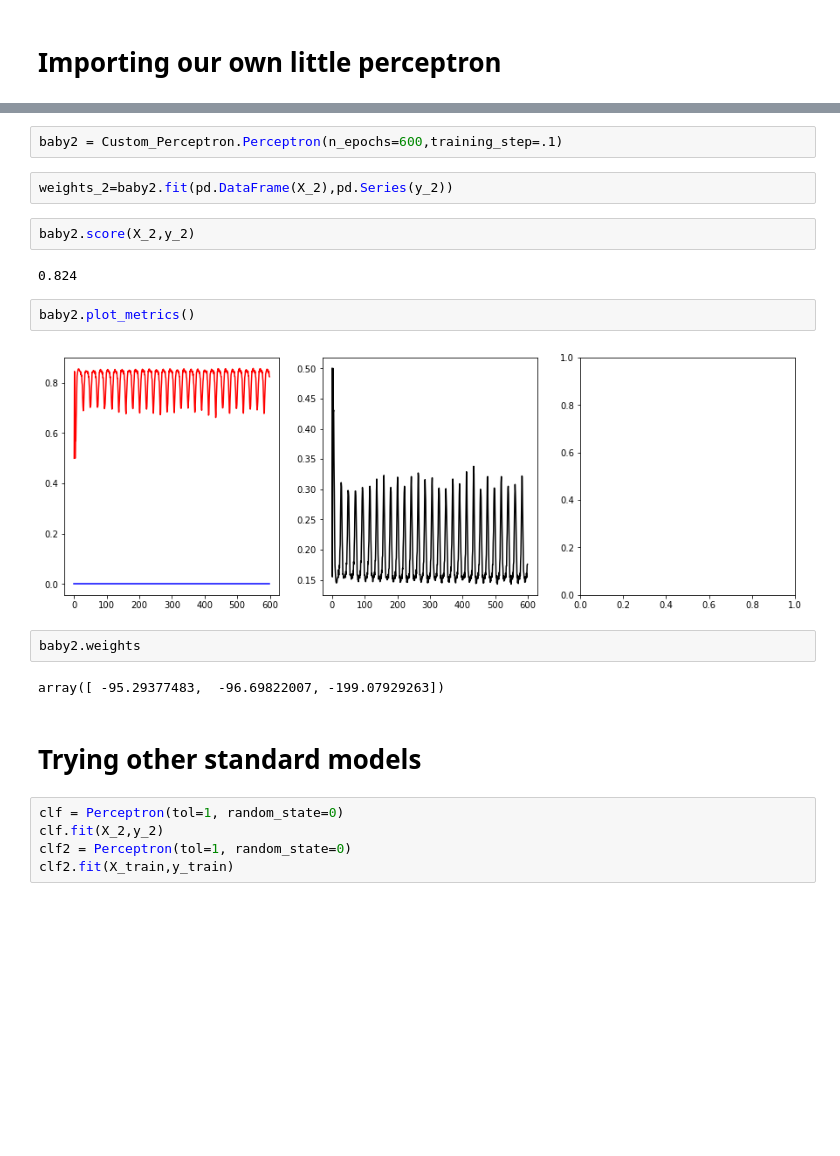
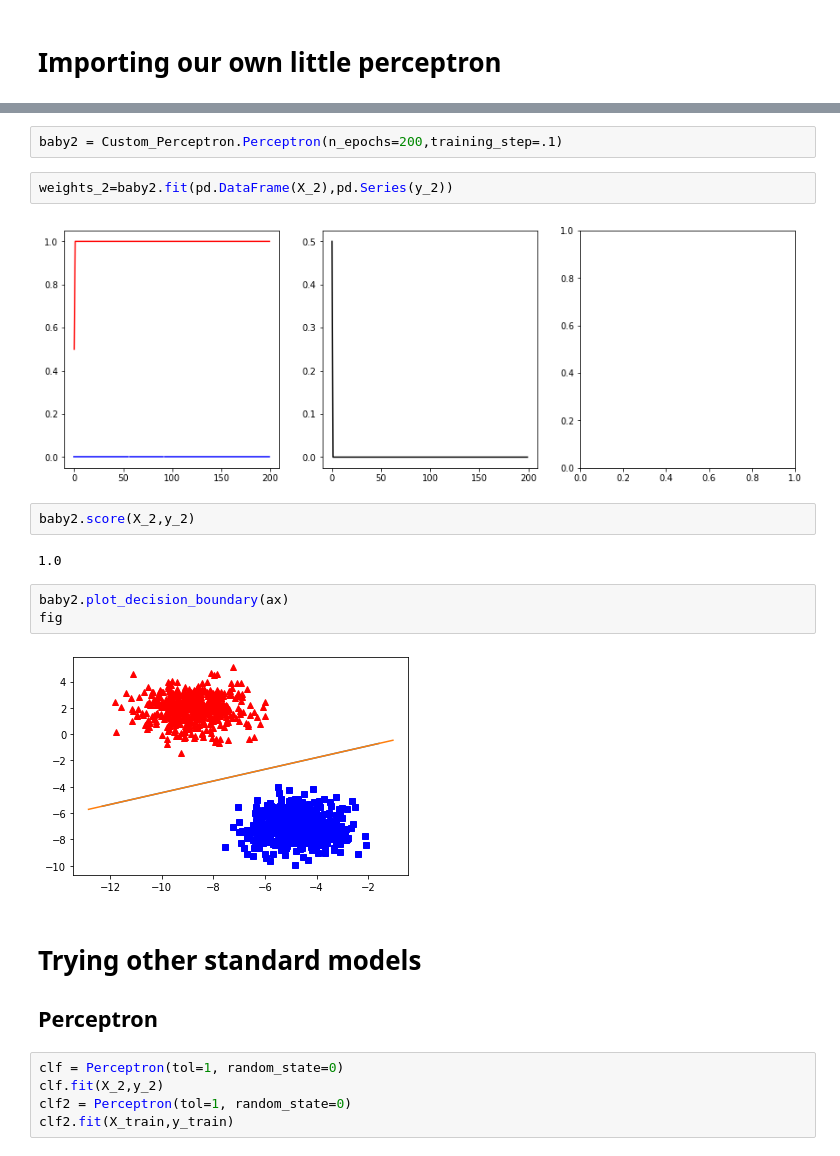
Before and after one commit to Pliploop/Perceptron_from_scratch, a Jupyter notebook: notebooks/EDA.ipynb, the cells around one changed output, grey strips where cells are left out. Saved outputs shown, nothing was run; the diff lists cells and outputs as text; blank space fills up the shorter version.

```diff
--- a/notebooks/EDA.ipynb
+++ b/notebooks/EDA.ipynb
@@ -82,21 +85,22 @@ plt.show()
 # %%
-baby2 = Custom_Perceptron.Perceptron(n_epochs=600,training_step=.1)
+baby2 = Custom_Perceptron.Perceptron(n_epochs=200,training_step=.1)
 # %%
 weights_2=baby2.fit(pd.DataFrame(X_2),pd.Series(y_2))
+# %% [output]
+[figure, added]
 # %%
 baby2.score(X_2,y_2)
 # %% [output]
-0.824
+1.0
-# %%
-baby2.plot_metrics()
-# %% [output]
-[figure, removed]
-# %%
-baby2.weights
-# %% [output]
-array([ -95.29377483,  -96.69822007, -199.07929263])
+# %%
+baby2.plot_decision_boundary(ax)
+fig
+# %% [output]
+[figure, added]
 # %% [markdown]
 # Trying other standard models
+
+## Perceptron
 # %%
 clf = Perceptron(tol=1, random_state=0)
 clf.fit(X_2,y_2)
```
Also changed, not shown: parts of 19 cells of this notebook, 1 other file.
